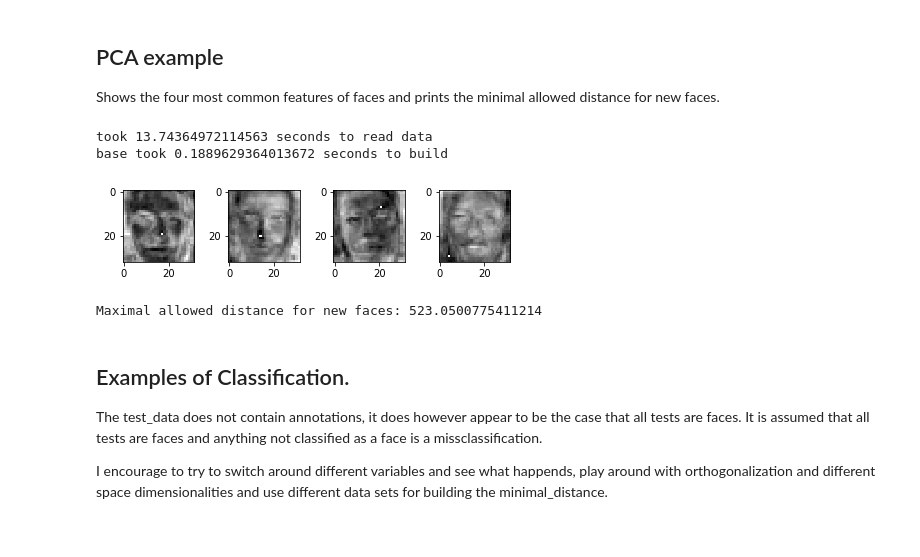
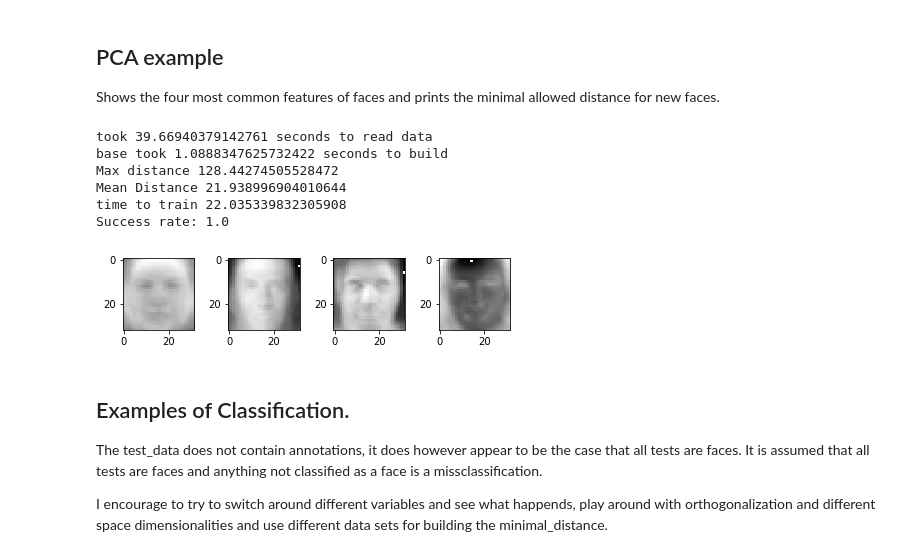
Before and after one commit to JonasRSV/Eigenfaceinator, a Jupyter notebook: eigenfaces.ipynb, the cells around one changed output. Drawn from its saved outputs; the diff is of its cells as text; code cells hidden in the pictures.

Commit message:
Im done, this classifier was weak :(

```diff
--- a/eigenfaces.ipynb
+++ b/eigenfaces.ipynb
@@ -6,27 +6,35 @@ for new faces.
 # %%
 from eigenfaces import Eigenclassifier
 from utilities import data
 from utilities import image
+from utilities.test import test
 from time import time
 
 pre_fetch = time()
 
-(base_data, training_data, test_data) = data.get_data()
+(bdata, trdata, tedata) = data.get_data()
 
 print("took {} seconds to read data"
-       .format(time() - pre_fetch))
+      .format(time() - pre_fetch))
 
-classifier = Eigenclassifier(base_dim=4, orthogonalize=True)
-classifier.build_base(base_data)
-md = classifier.get_min_distance_to_faces(base_data, training_data)
+
+
+classifier = Eigenclassifier(base_dim=5, orthogonalize=True)
+classifier.build_base(bdata)
+classifier.train(bdata, trdata)
+
+success_frequency, _ = test(classifier, tedata)
+print("Success rate: {}".format(success_frequency))
+
 classifier.show_principal_component()
-
-print("Maximal allowed distance for new faces: {}".format(md))
 # %% [output]
-took 13.74364972114563 seconds to read data
-base took 0.1889629364013672 seconds to build
+took 39.66940379142761 seconds to read data
+base took 1.0888347625732422 seconds to build
+Max distance 128.44274505528472
+Mean Distance 21.938996904010644
+time to train 22.035339832305908
+Success rate: 1.0
-[figure, old version]
+[figure, new version]
-Maximal allowed distance for new faces: 523.0500775411214
 # %% [markdown]
 ## Examples of Classification.
 
```
Also changed, not shown: parts of 3 cells of this notebook, 5 other files.
